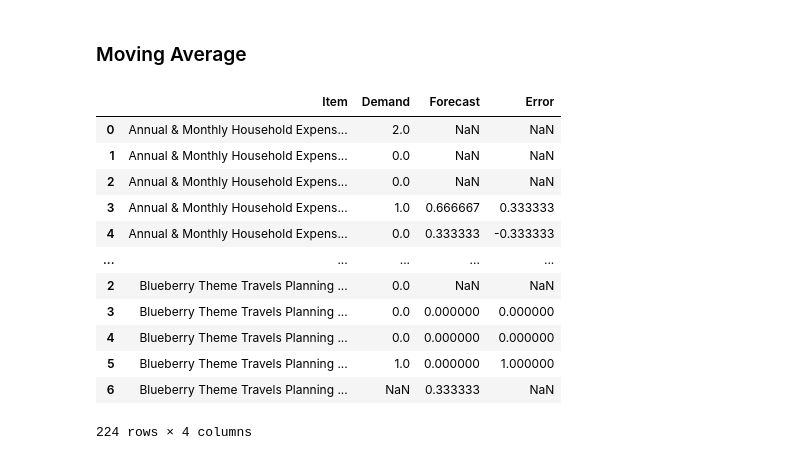
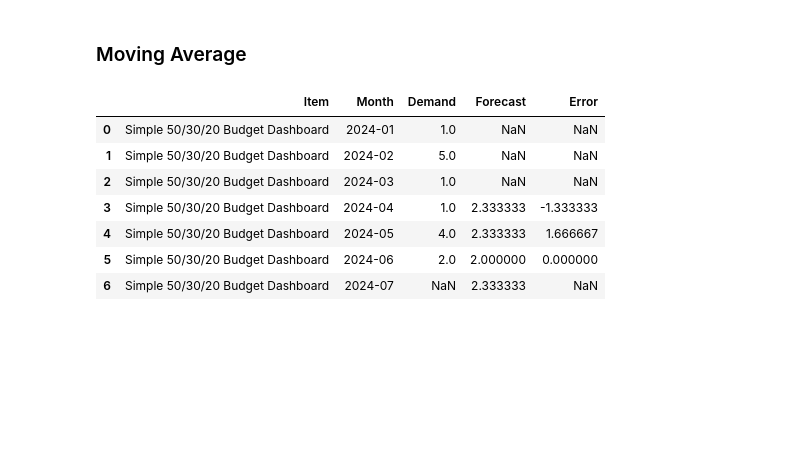
Before and after one commit to sc6354/Demand-Forecasting, a Jupyter notebook: forecasting.ipynb, the cells around one changed output. Cells and saved outputs as stored; diff of their text form; code cells hidden in the pictures; blank space fills up the shorter version.

Commit message:
added month and item names to moving average model dataframe

```diff
--- a/forecasting.ipynb
+++ b/forecasting.ipynb
@@ -160,26 +160,23 @@ def moving_average(input_df, extra_periods=1, n=3):
         # Forecast for all extra periods
         f[t+1:] = np.mean(d[t-n+1:t+1])
 
+        months = np.array(item_quantity.index.reindex(pd.period_range('2024-1','2024-7',freq='M')))
+
         # Return a DataFrame with the demand, forecast & error
-        item_df = pd.DataFrame.from_dict({'Item':i , 'Demand':d,'Forecast':f,'Error':d-f})
+        item_df = pd.DataFrame.from_dict({'Item':i , 'Month':months[0], 'Demand':d,'Forecast':f,'Error':d-f})
         df = pd.concat([df,item_df])
         #df.append(item_df, ignore_index = True)
 
     return df
 # %%
 moving_average_model = moving_average(monthly_sales)
-moving_average_model
+moving_average_model[moving_average_model['Item'] == 'Simple 50/30/20 Budget Dashboard']
 # %% [output]
-|  | Item | Demand | Forecast | Error |
-| 0 | Annual & Monthly Household Expens... | 2.0 | NaN | NaN |
-| 1 | Annual & Monthly Household Expens... | 0.0 | NaN | NaN |
-| 2 | Annual & Monthly Household Expens... | 0.0 | NaN | NaN |
-| 3 | Annual & Monthly Household Expens... | 1.0 | 0.666667 | 0.333333 |
-| 4 | Annual & Monthly Household Expens... | 0.0 | 0.333333 | -0.333333 |
-| ... | ... | ... | ... | ... |
-| 2 | Blueberry Theme Travels Planning ... | 0.0 | NaN | NaN |
-| 3 | Blueberry Theme Travels Planning ... | 0.0 | 0.000000 | 0.000000 |
-| 4 | Blueberry Theme Travels Planning ... | 0.0 | 0.000000 | 0.000000 |
-| 5 | Blueberry Theme Travels Planning ... | 1.0 | 0.000000 | 1.000000 |
-| 6 | Blueberry Theme Travels Planning ... | NaN | 0.333333 | NaN |
+|  | Item | Month | Demand | Forecast | Error |
+| 0 | Simple 50/30/20 Budget Dashboard | 2024-01 | 1.0 | NaN | NaN |
+| 1 | Simple 50/30/20 Budget Dashboard | 2024-02 | 5.0 | NaN | NaN |
+| 2 | Simple 50/30/20 Budget Dashboard | 2024-03 | 1.0 | NaN | NaN |
+| 3 | Simple 50/30/20 Budget Dashboard | 2024-04 | 1.0 | 2.333333 | -1.333333 |
+| 4 | Simple 50/30/20 Budget Dashboard | 2024-05 | 4.0 | 2.333333 | 1.666667 |
+| 5 | Simple 50/30/20 Budget Dashboard | 2024-06 | 2.0 | 2.000000 | 0.000000 |
+| 6 | Simple 50/30/20 Budget Dashboard | 2024-07 | NaN | 2.333333 | NaN |
-224 rows × 4 columns
```
Also changed, not shown: parts of 4 cells of this notebook.
